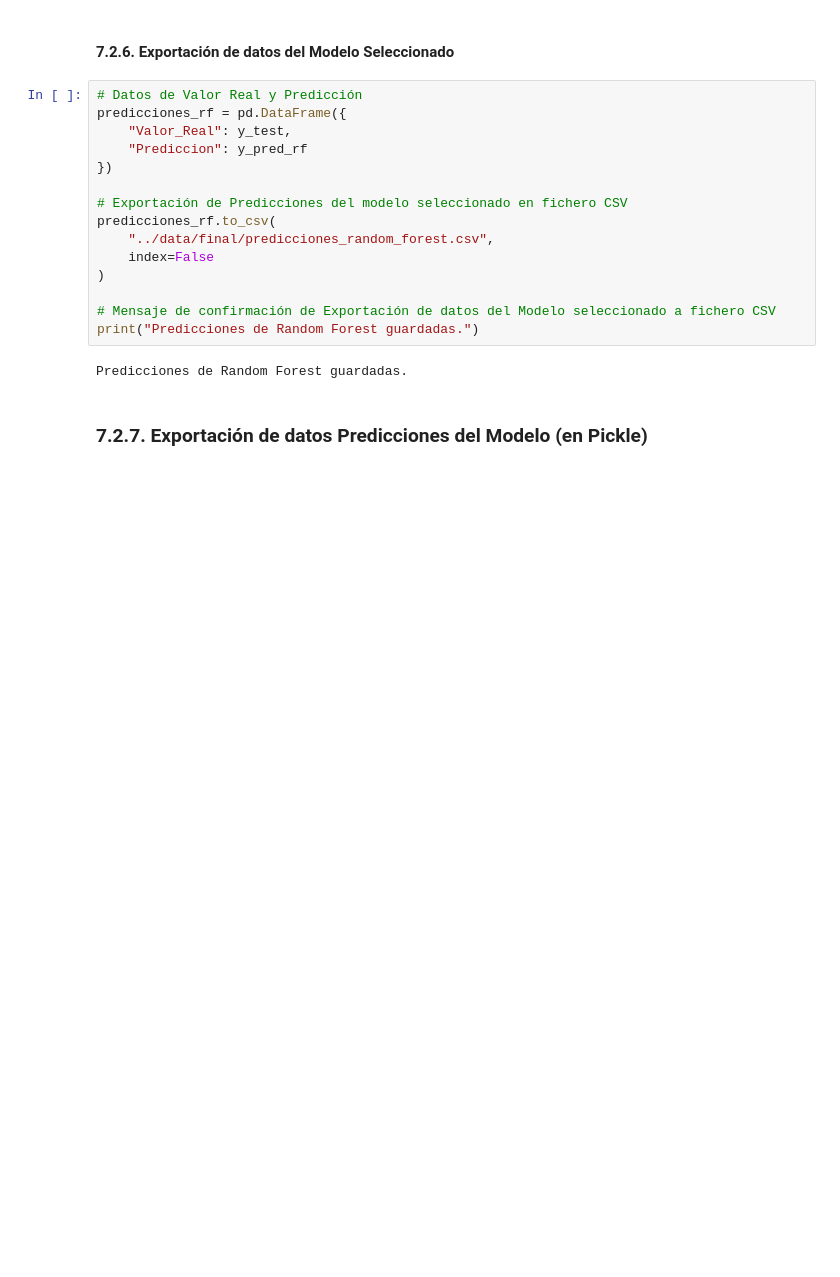
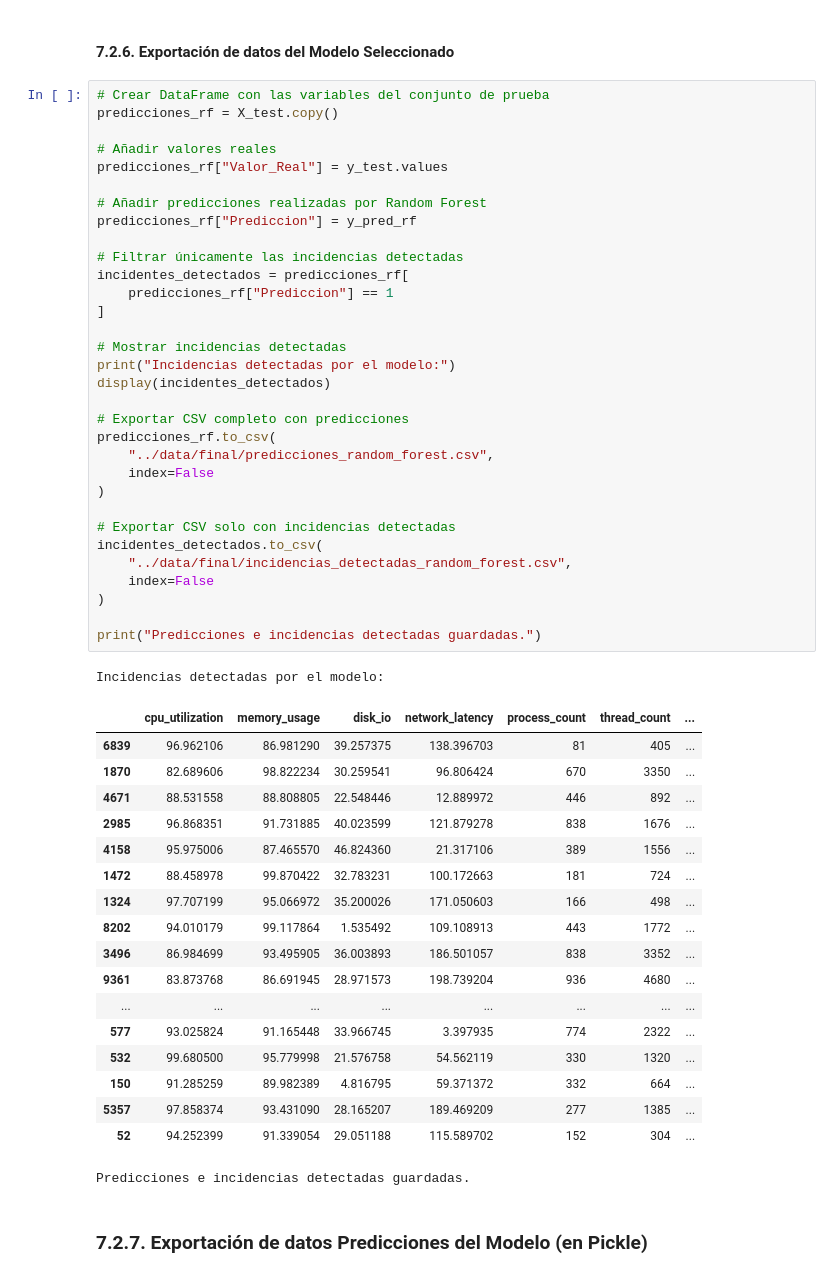
Before and after one commit to randyb12019-repo2026/Predictive_IT_Infrastructure_Analytics, a Jupyter notebook: notebooks/04_modelo_predictivo.ipynb, the cells around one changed output. Drawn from its saved outputs; the diff is of its cells as text; blank space fills up the shorter version.

```diff
--- a/notebooks/04_modelo_predictivo.ipynb
+++ b/notebooks/04_modelo_predictivo.ipynb
@@ -903,22 +1225,57 @@ Comparación de modelos guardada.
 # %% [markdown]
 #### **7.2.6. Exportación de datos del Modelo Seleccionado**
 # %%
-# Datos de Valor Real y Predicción
-predicciones_rf = pd.DataFrame({
-    "Valor_Real": y_test,
-    "Prediccion": y_pred_rf
-})
+# Crear DataFrame con las variables del conjunto de prueba
+predicciones_rf = X_test.copy()
 
-# Exportación de Predicciones del modelo seleccionado en fichero CSV
+# Añadir valores reales
+predicciones_rf["Valor_Real"] = y_test.values
+
+# Añadir predicciones realizadas por Random Forest
+predicciones_rf["Prediccion"] = y_pred_rf
+
+# Filtrar únicamente las incidencias detectadas
+incidentes_detectados = predicciones_rf[
+    predicciones_rf["Prediccion"] == 1
+]
+
+# Mostrar incidencias detectadas
+print("Incidencias detectadas por el modelo:")
+display(incidentes_detectados)
+
+# Exportar CSV completo con predicciones
 predicciones_rf.to_csv(
     "../data/final/predicciones_random_forest.csv",
     index=False
 )
 
-# Mensaje de confirmación de Exportación de datos del Modelo seleccionado a fichero CSV
-print("Predicciones de Random Forest guardadas.")
+# Exportar CSV solo con incidencias detectadas
+incidentes_detectados.to_csv(
+    "../data/final/incidencias_detectadas_random_forest.csv",
+    index=False
+)
+
+print("Predicciones e incidencias detectadas guardadas.")
 # %% [output]
-Predicciones de Random Forest guardadas.
+Incidencias detectadas por el modelo:
+|  | cpu_utilization | memory_usage | disk_io | network_latency | process_count | thread_count | ... |
+| 6839 | 96.962106 | 86.981290 | 39.257375 | 138.396703 | 81 | 405 | ... |
+| 1870 | 82.689606 | 98.822234 | 30.259541 | 96.806424 | 670 | 3350 | ... |
+| 4671 | 88.531558 | 88.808805 | 22.548446 | 12.889972 | 446 | 892 | ... |
+| 2985 | 96.868351 | 91.731885 | 40.023599 | 121.879278 | 838 | 1676 | ... |
+| 4158 | 95.975006 | 87.465570 | 46.824360 | 21.317106 | 389 | 1556 | ... |
+| 1472 | 88.458978 | 99.870422 | 32.783231 | 100.172663 | 181 | 724 | ... |
+| 1324 | 97.707199 | 95.066972 | 35.200026 | 171.050603 | 166 | 498 | ... |
+| 8202 | 94.010179 | 99.117864 | 1.535492 | 109.108913 | 443 | 1772 | ... |
+| 3496 | 86.984699 | 93.495905 | 36.003893 | 186.501057 | 838 | 3352 | ... |
+| 9361 | 83.873768 | 86.691945 | 28.971573 | 198.739204 | 936 | 4680 | ... |
+| ... | ... | ... | ... | ... | ... | ... | ... |
+| 577 | 93.025824 | 91.165448 | 33.966745 | 3.397935 | 774 | 2322 | ... |
+| 532 | 99.680500 | 95.779998 | 21.576758 | 54.562119 | 330 | 1320 | ... |
+| 150 | 91.285259 | 89.982389 | 4.816795 | 59.371372 | 332 | 664 | ... |
+| 5357 | 97.858374 | 93.431090 | 28.165207 | 189.469209 | 277 | 1385 | ... |
+| 52 | 94.252399 | 91.339054 | 29.051188 | 115.589702 | 152 | 304 | ... |
+Predicciones e incidencias detectadas guardadas.
 # %% [markdown]
 ### **7.2.7. Exportación de datos Predicciones del Modelo (en Pickle)**
 # %%
```
Also changed, not shown: parts of 51 cells of this notebook, 39 other files.
